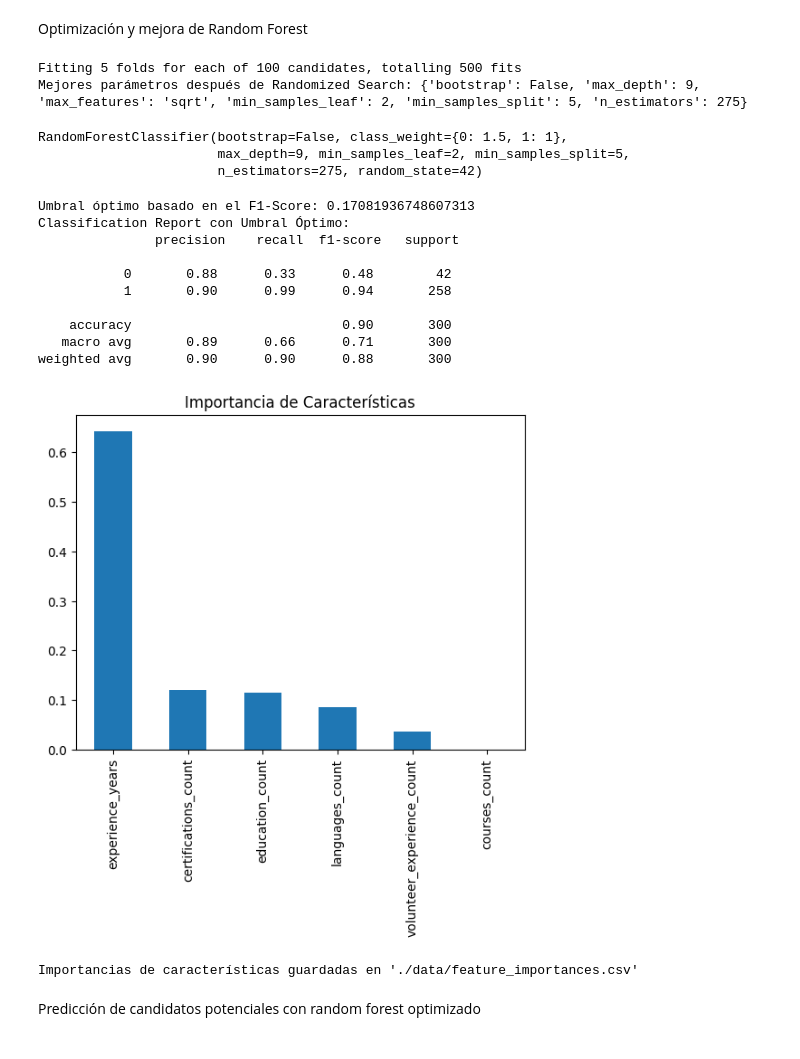
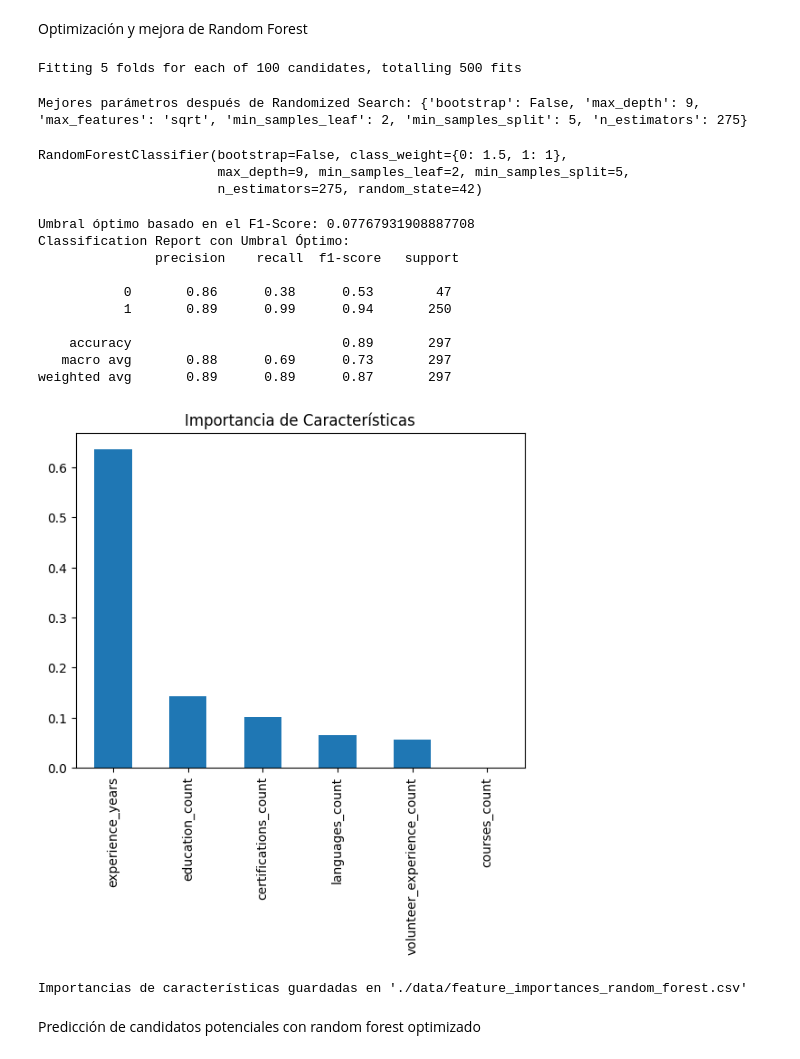
Before and after one commit to Pasku99/Talent-Analyzer-AI, a Jupyter notebook: notebooks/talent_analyzer.ipynb, the cells around one changed output. Drawn from its saved outputs; the diff is of its cells as text; code cells hidden in the pictures.

```diff
--- a/notebooks/talent_analyzer.ipynb
+++ b/notebooks/talent_analyzer.ipynb
@@ -18,6 +18,16 @@ rows_before = df.shape[0]
 # Eliminar filas donde 'experience' es nulo o vacío y hay empleo actual
 df = df[~((df['experience'].isna() | (df['experience'].str.strip() == '')) & df['employed'])]
 
+# Filtrar filas que contienen palabras relacionadas con retiro o jubilación en la columna 'position'
+keywords = ['retired', 'retirement', 'jubilado', 'retiro', 'jubilation', 'pension', 'pensionado', 'pensioen',
+            'rentner', 'pensione', 'retirado', '退職', '引退', 'пенсия', '退休', '연금', 'pesentado', 'retraité']
+
+# Crear un patrón regex para buscar todas las palabras clave
+pattern = '|'.join(keywords)
+
+# Eliminar filas donde 'position' contiene palabras relacionadas con retiro o jubilación
+df = df[~df['position'].str.contains(pattern, case=False, na=False)]
+
 # Contar el número de filas después de eliminar
 rows_after = df.shape[0]
 
@@ -674,10 +761,10 @@ optimized_rf_model = RandomForestClassifier(
 optimized_rf_model.fit(X_train_resampled, y_train_resampled)
 # %% [output]
 Fitting 5 folds for each of 100 candidates, totalling 500 fits
-Mejores parámetros después de Randomized Search: {'bootstrap': False, 'max_depth': 9, 'max_features': 'sqrt', 'min_samples_leaf': 2, 'min_samples_split': 5, 'n_estimators': 275}
-RandomForestClassifier(bootstrap=False, class_weight={0: 1.5, 1: 1},
-                       max_depth=9, min_samples_leaf=2, min_samples_split=5,
-                       n_estimators=275, random_state=42)
+Mejores parámetros después de Randomized Search: {'bootstrap': False, 'max_depth': 9, 'max_features': 'sqrt', 'min_samples_leaf': 2, 'min_samples_split': 5, 'n_estimators': 275}
+RandomForestClassifier(bootstrap=False, class_weight={0: 1.5, 1: 1},
+                       max_depth=9, min_samples_leaf=2, min_samples_split=5,
+                       n_estimators=275, random_state=42)
 # %%
 # Predecir probabilidades en el conjunto de prueba
 y_probs = optimized_rf_model.predict_proba(X_test_scaled)[:, 1]
@@ -696,48 +783,48 @@ print(f"Umbral óptimo basado en el F1-Score: {optimal_threshold}")
 y_pred_optimal = (y_probs >= optimal_threshold).astype(int)
 print("Classification Report con Umbral Óptimo:\n", classification_report(y_test, y_pred_optimal))
 # %% [output]
-Umbral óptimo basado en el F1-Score: 0.17081936748607313
+Umbral óptimo basado en el F1-Score: 0.07767931908887708
 Classification Report con Umbral Óptimo:
                precision    recall  f1-score   support
 
-           0       0.88      0.33      0.48        42
-           1       0.90      0.99      0.94       258
+           0       0.86      0.38      0.53        47
+           1       0.89      0.99      0.94       250
 
-    accuracy                           0.90       300
-   macro avg       0.89      0.66      0.71       300
-weighted avg       0.90      0.90      0.88       300
+    accuracy                           0.89       297
+   macro avg       0.88      0.69      0.73       297
+weighted avg       0.89      0.89      0.87       297
 # %%
 # Entrenar el modelo de Random Forest optimizado para calcular la importancia de las características con datos resampleados
 optimized_rf_model.fit(X_train_resampled, y_train_resampled)
 
 # Extraer la importancia de las características
 feature_importances = pd.Series(optimized_rf_model.feature_importances_, index=features)
 
 # Ordenar las importancias en orden descendente
 feature_importances_sorted = feature_importances.sort_values(ascending=False)
 
 # Visualizar las importancias
 feature_importances_sorted.plot(kind='bar', title='Importancia de Características')
 plt.show()
 
 # Guardar las importancias en un archivo CSV para usar en la aplicación Streamlit
 feature_importances_df = pd.DataFrame({
     'feature': feature_importances_sorted.index,
     'importance': feature_importances_sorted.values
 })
 
 # Guarda el DataFrame de importancias en un CSV
-feature_importances_df.to_csv('./../data/feature_importances.csv', index=False)
+feature_importances_df.to_csv('./../data/feature_importances_random_forest.csv', index=False)
 
-print("Importancias de características guardadas en './data/feature_importances.csv'")
+print("Importancias de características guardadas en './data/feature_importances_random_forest.csv'")
 
 # Seleccionar las características más importantes (por encima de un umbral)
 important_features = feature_importances[feature_importances > 0.05].index.tolist()
 X_train_important = X_train[important_features]
 X_test_important = X_test[important_features]
 # %% [output]
-[figure, old version]
+[figure, new version]
-Importancias de características guardadas en './data/feature_importances.csv'
+Importancias de características guardadas en './data/feature_importances_random_forest.csv'
 # %% [markdown]
 Predicción de candidatos potenciales con random forest optimizado
 # %%
```
Also changed, not shown: parts of 17 cells of this notebook, 11 other files.
